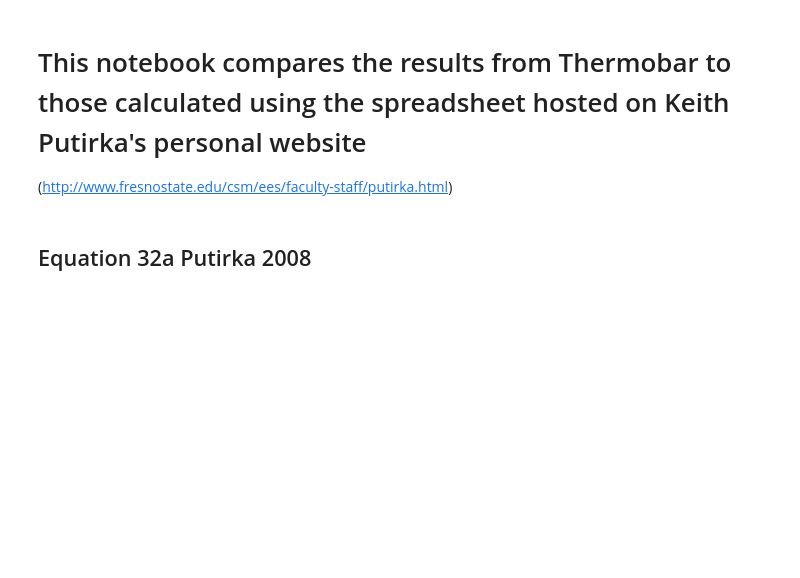
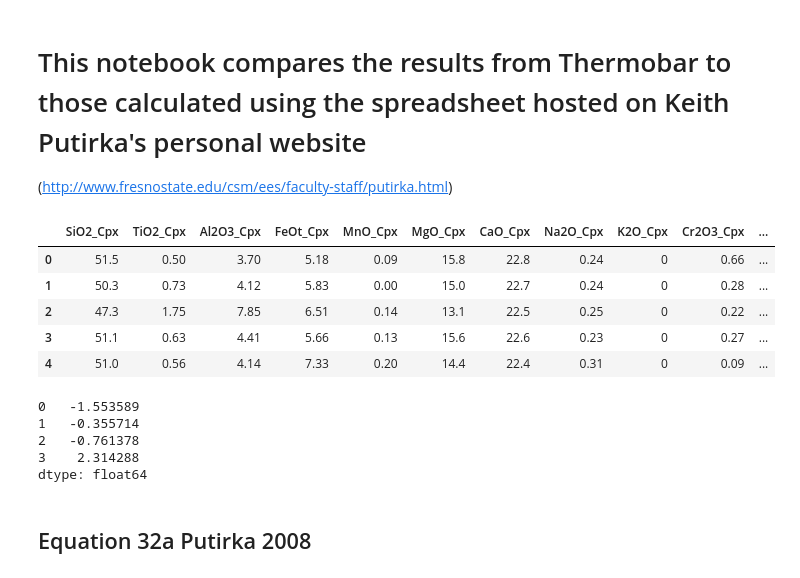
Before and after one commit to PennyWieser/Thermobar, a Jupyter notebook: Benchmarking/clinopyroxene/Final_Versions/Cpx_only_Putirka2008_Benchmark.ipynb, the cells around one changed output. Drawn from its saved outputs; the diff is of its cells as text; code cells hidden in the pictures; blank space fills up the shorter version.

```diff
--- a/Benchmarking/clinopyroxene/Final_Versions/Cpx_only_Putirka2008_Benchmark.ipynb
+++ b/Benchmarking/clinopyroxene/Final_Versions/Cpx_only_Putirka2008_Benchmark.ipynb
@@ -10,8 +10,26 @@ pd.options.display.max_columns = None
 # %%
 out=pt.import_excel('Python_Liq_CpxBarometers_Test.xlsx', sheet_name="SomeFe3+")
 my_input=out['my_input']
 myCPXs1=out['Cpxs']
 myLiquids1=out['Liqs']
+myCPXs1.head()
+# %% [output]
+|  | SiO2_Cpx | TiO2_Cpx | Al2O3_Cpx | FeOt_Cpx | MnO_Cpx | MgO_Cpx | CaO_Cpx | Na2O_Cpx | K2O_Cpx | Cr2O3_Cpx | ... |
+| 0 | 51.5 | 0.50 | 3.70 | 5.18 | 0.09 | 15.8 | 22.8 | 0.24 | 0 | 0.66 | ... |
+| 1 | 50.3 | 0.73 | 4.12 | 5.83 | 0.00 | 15.0 | 22.7 | 0.24 | 0 | 0.28 | ... |
+| 2 | 47.3 | 1.75 | 7.85 | 6.51 | 0.14 | 13.1 | 22.5 | 0.25 | 0 | 0.22 | ... |
+| 3 | 51.1 | 0.63 | 4.41 | 5.66 | 0.13 | 15.6 | 22.6 | 0.23 | 0 | 0.27 | ... |
+| 4 | 51.0 | 0.56 | 4.14 | 7.33 | 0.20 | 14.4 | 22.4 | 0.31 | 0 | 0.09 | ... |
+# %%
+myCPXs2=myCPXs1.loc[myCPXs1['TiO2_Cpx']<1]
+myLiquids2=myLiquids1.loc[myCPXs1['TiO2_Cpx']<1]
+pt.calculate_cpx_liq_press(cpx_comps=myCPXs2, liq_comps=myLiquids2, T=1000, equationP='P_Neave2017')
+# %% [output]
+0   -1.553589
+1   -0.355714
+2   -0.761378
+3    2.314288
+dtype: float64
 # %% [markdown]
 ## Equation 32a Putirka 2008
 # %%
```
Also changed, not shown: 5 other files.
